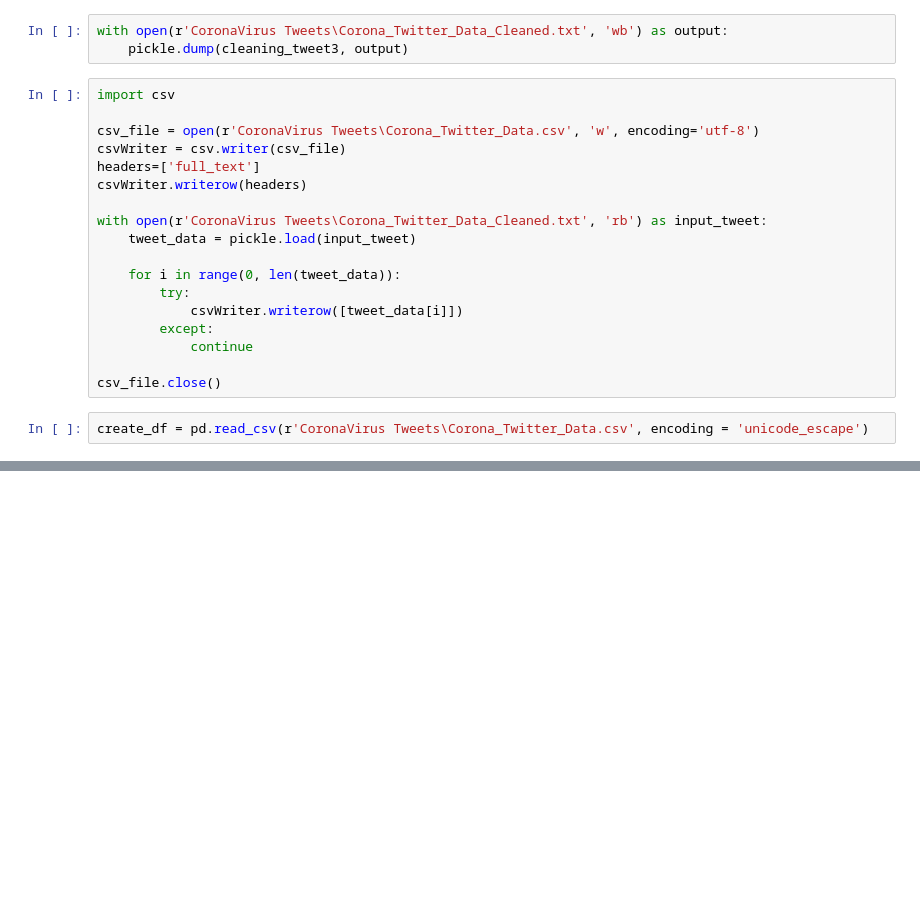
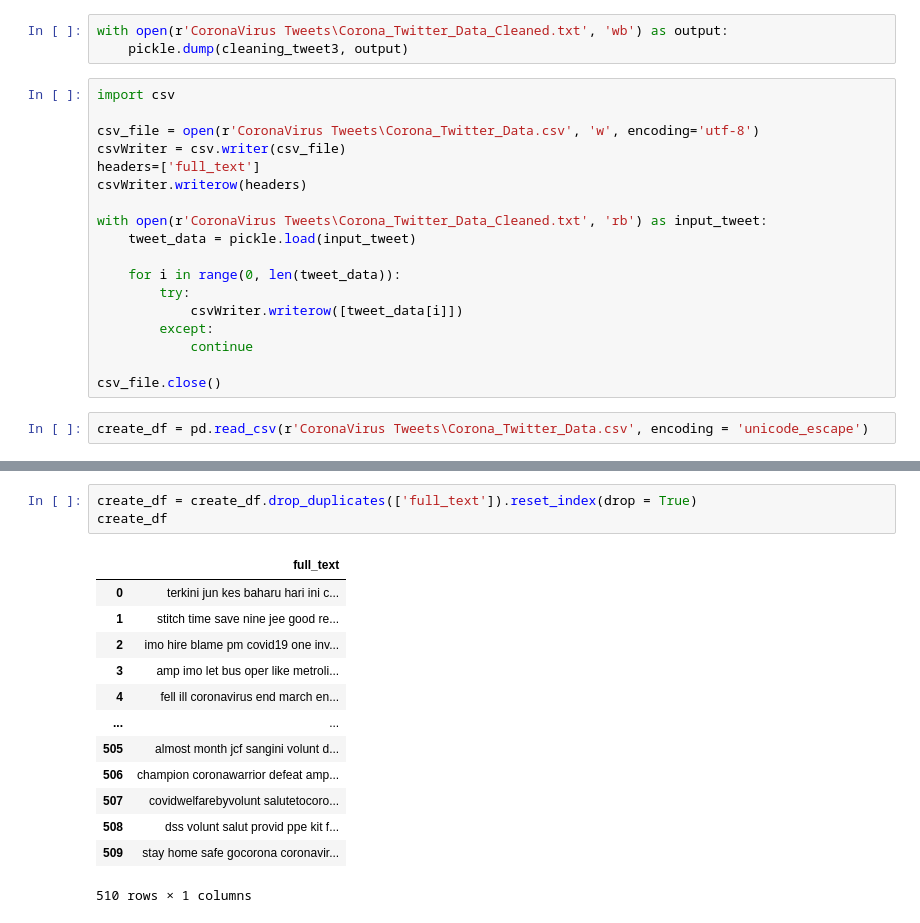
Before and after one commit to Dhaval97/Twitter-Sentiment-Analysis-using-Machine-Learning, a Jupyter notebook: Notebook for Downloading Twitter Tweets.ipynb, the cells around one changed output, grey strips where cells are left out. Drawn from its saved outputs; the diff is of its cells as text; blank space fills up the shorter version.

Commit message:
Added code for Removing Duplicated Tweets -> if required

```diff
--- a/Notebook for Downloading Twitter Tweets.ipynb
+++ b/Notebook for Downloading Twitter Tweets.ipynb
@@ -366,0 +374,17 @@ create_df = pd.read_csv(r'CoronaVirus Tweets\Corona_Twitter_Data.csv', encoding
+# %%
+create_df = create_df.drop_duplicates(['full_text']).reset_index(drop = True)
+create_df
+# %% [output]
+|  | full_text |
+| 0 | terkini jun kes baharu hari ini c... |
+| 1 | stitch time save nine jee good re... |
+| 2 | imo hire blame pm covid19 one inv... |
+| 3 | amp imo let bus oper like metroli... |
+| 4 | fell ill coronavirus end march en... |
+| ... | ... |
+| 505 | almost month jcf sangini volunt d... |
+| 506 | champion coronawarrior defeat amp... |
+| 507 | covidwelfarebyvolunt salutetocoro... |
+| 508 | dss volunt salut provid ppe kit f... |
+| 509 | stay home safe gocorona coronavir... |
+510 rows × 1 columns
```
Also changed, not shown: parts of 1 cell of this notebook.
